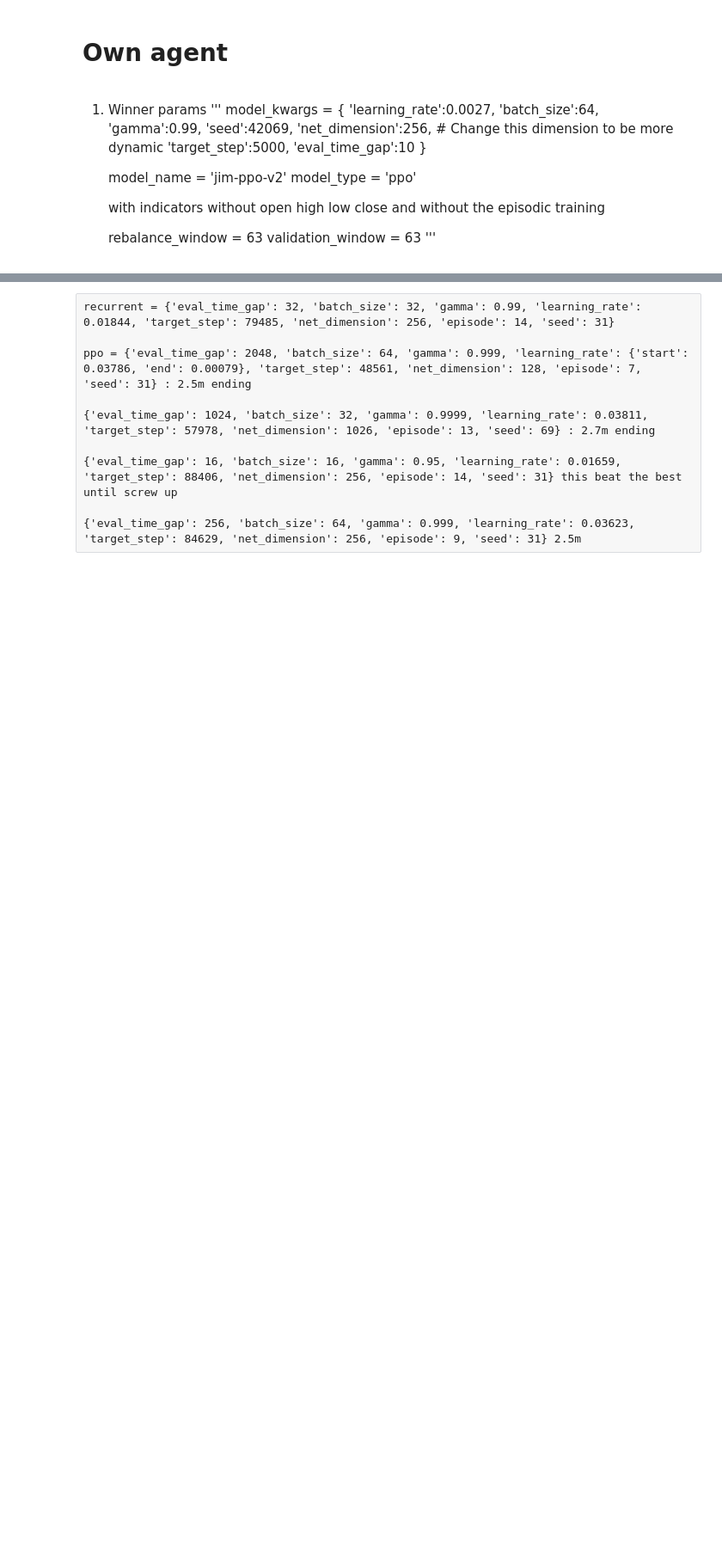
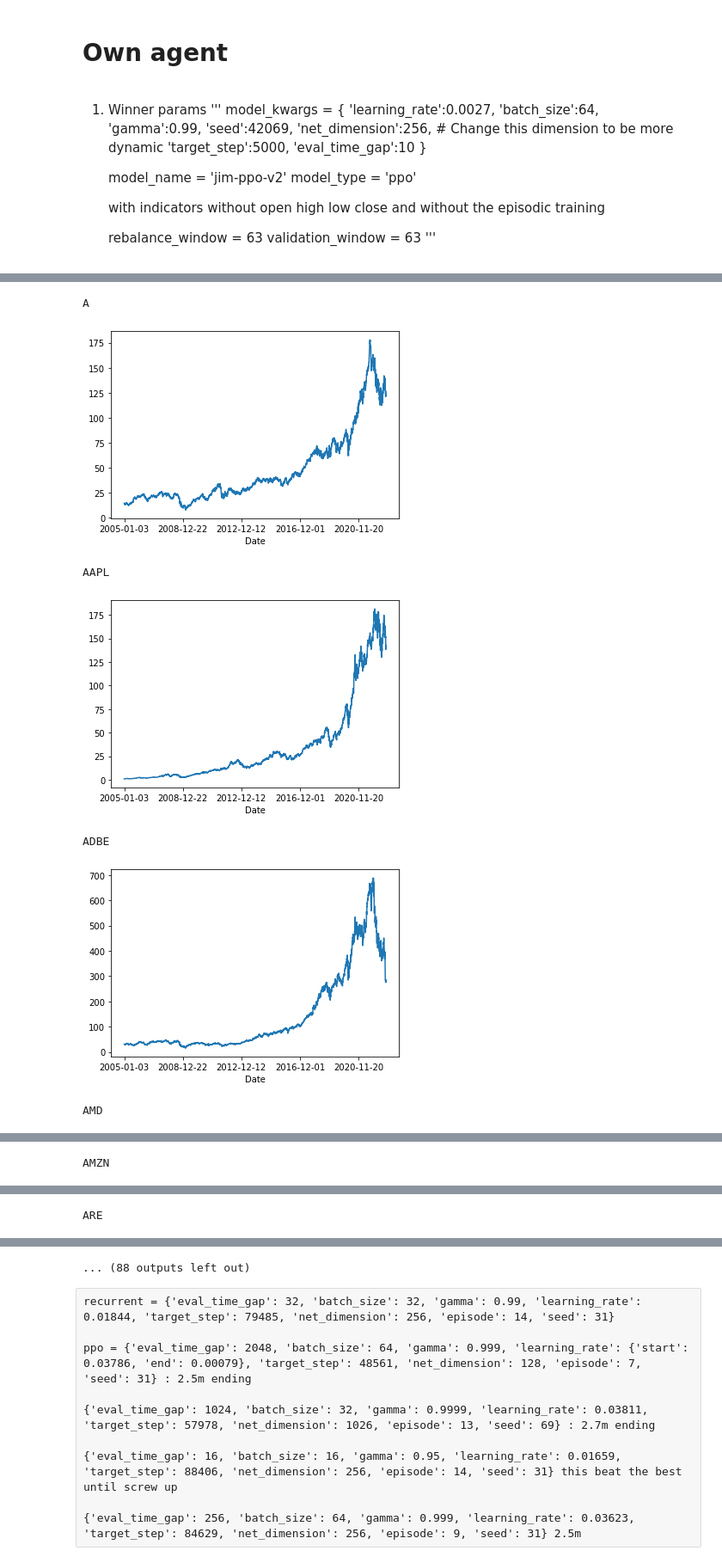
Before and after one commit to kaanbursa/fund_simulator, a Jupyter notebook: Analysis Notebooks/EnvBlueAgents.ipynb, the cells around one changed output, grey strips where cells are left out. Shown at 86% size. Drawn from its saved outputs; the diff is of its cells as text; code cells hidden in the pictures; blank space fills up the shorter version.

```diff
--- a/Analysis Notebooks/EnvBlueAgents.ipynb
+++ b/Analysis Notebooks/EnvBlueAgents.ipynb
@@ -24,6 +24,7 @@ from agents.BlueAgents import TrainerConfig
 %load_ext autoreload
 %autoreload 2
 # %%
-df = pd.read_csv('../datasets/downew30.csv')
+df = pd.read_csv('../datasets/dow50.csv')
+df = df[df.ticker != 'BRK']
 cwd = '../AgentResult'
 # %%
@@ -238,5 +207,18 @@ ID     Step    maxR |    avgR   stdR   avgS  stdS |    expR   objC   etc.
 ... (88 outputs left out)
 # %%
-key = 'hidden_in'
-if key is not 'hidden_in' and key is not 'hidden_out':
-    print('g')
+import matplotlib.pyplot as plt
+%matplotlib inline
+for stock in df.ticker.unique():
+    stdf = df[df.ticker == stock]
+    stdf.set_index('Date', inplace=True)
+    print(stock)
+    stdf.adjcp.plot()
+    plt.show()
+# %% [output]
+A
+[figure, added]
+AAPL
+[figure, added]
+ADBE
+[figure, added]
+AMD
@@ -242,0 +226 @@ if key is not 'hidden_in' and key is not 'hidden_out':
+AMZN
@@ -242,0 +228 @@ if key is not 'hidden_in' and key is not 'hidden_out':
+ARE
@@ -243,3 +230,4 @@ if key is not 'hidden_in' and key is not 'hidden_out':
+... (88 outputs left out)
 # %% [raw]
 recurrent = {'eval_time_gap': 32, 'batch_size': 32, 'gamma': 0.99, 'learning_rate': 0.01844, 'target_step': 79485, 'net_dimension': 256, 'episode': 14, 'seed': 31}
 
```
Also changed, not shown: parts of 7 cells of this notebook, 17 other files.
